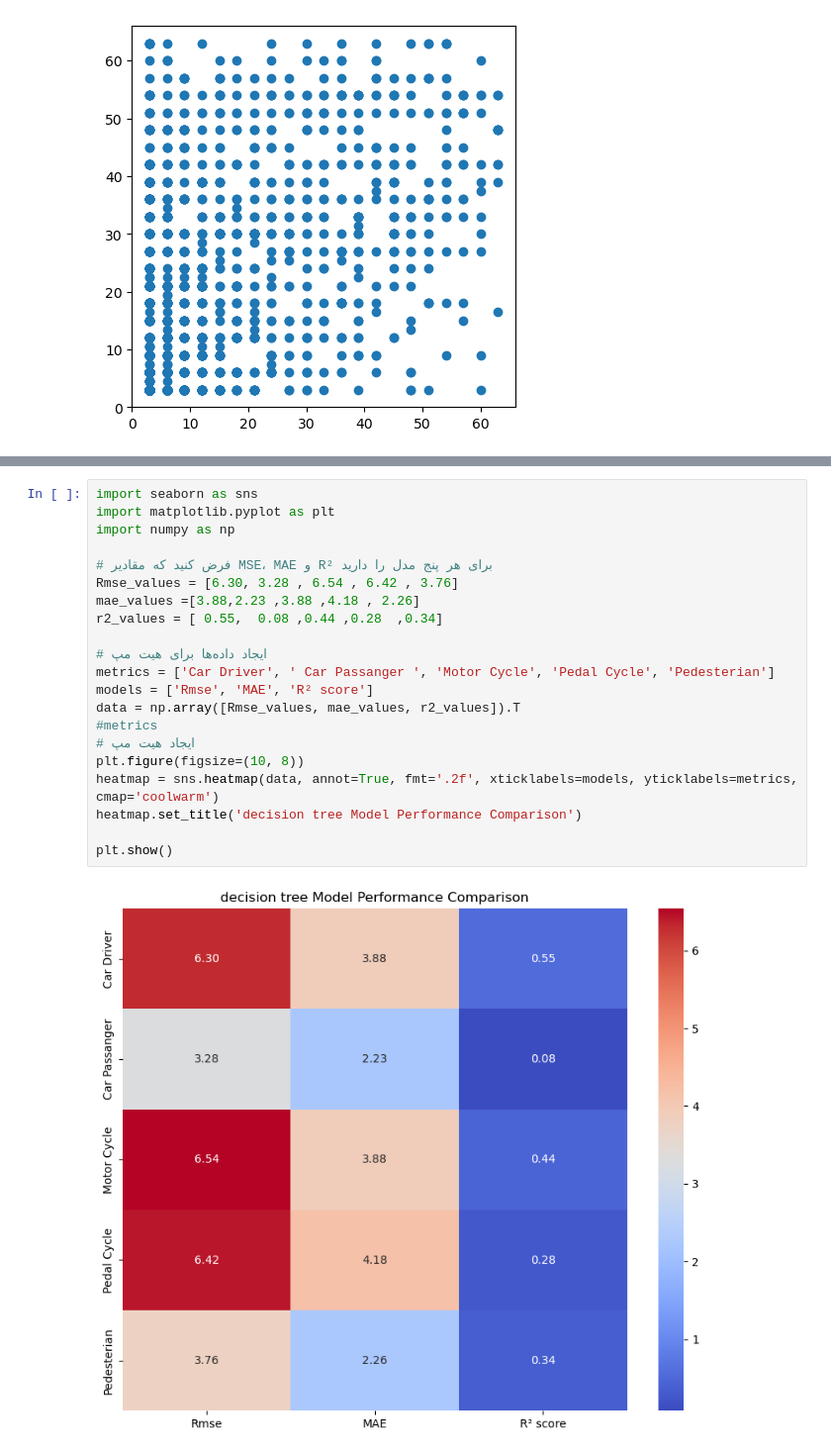
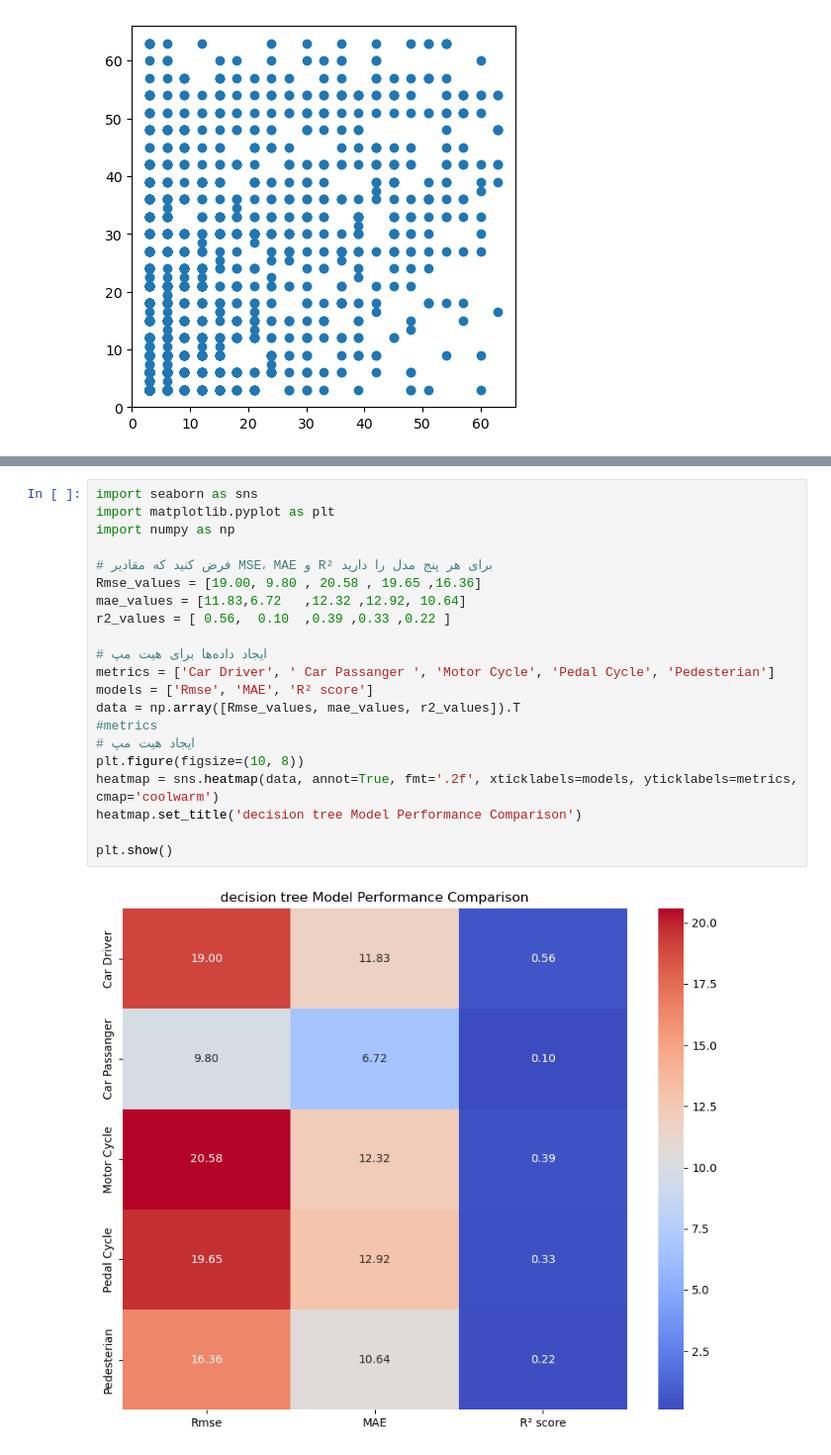
Before and after one commit to mraminamiri/National_Accident, a Jupyter notebook: decesion tree poison sever.ipynb, the cells around one changed output, grey strips where cells are left out. Shown at 99% size. Cells and saved outputs as stored; diff of their text form.

```diff
--- a/decesion tree poison sever.ipynb
+++ b/decesion tree poison sever.ipynb
@@ -596,23 +570,23 @@ plt.show()
 # %%
 import seaborn as sns
 import matplotlib.pyplot as plt
 import numpy as np
 
 # فرض کنید که مقادیر MSE، MAE و R² برای هر پنج مدل را دارید
-Rmse_values = [6.30, 3.28 , 6.54 , 6.42 , 3.76]
-mae_values =[3.88,2.23 ,3.88 ,4.18 , 2.26]
-r2_values = [ 0.55,  0.08 ,0.44 ,0.28  ,0.34]
+Rmse_values = [19.00, 9.80 , 20.58 , 19.65 ,16.36]
+mae_values = [11.83,6.72   ,12.32 ,12.92, 10.64]
+r2_values = [ 0.56,  0.10  ,0.39 ,0.33 ,0.22 ]
 
 # ایجاد داده‌ها برای هیت مپ
 metrics = ['Car Driver', ' Car Passanger ', 'Motor Cycle', 'Pedal Cycle', 'Pedesterian']
 models = ['Rmse', 'MAE', 'R² score']
 data = np.array([Rmse_values, mae_values, r2_values]).T
 #metrics
 # ایجاد هیت مپ
 plt.figure(figsize=(10, 8))
 heatmap = sns.heatmap(data, annot=True, fmt='.2f', xticklabels=models, yticklabels=metrics, cmap='coolwarm')
 heatmap.set_title('decision tree Model Performance Comparison')
 
 plt.show()
 # %% [output]
-[figure, old version]
+[figure, new version]
```
Also changed, not shown: parts of 6 cells of this notebook.
